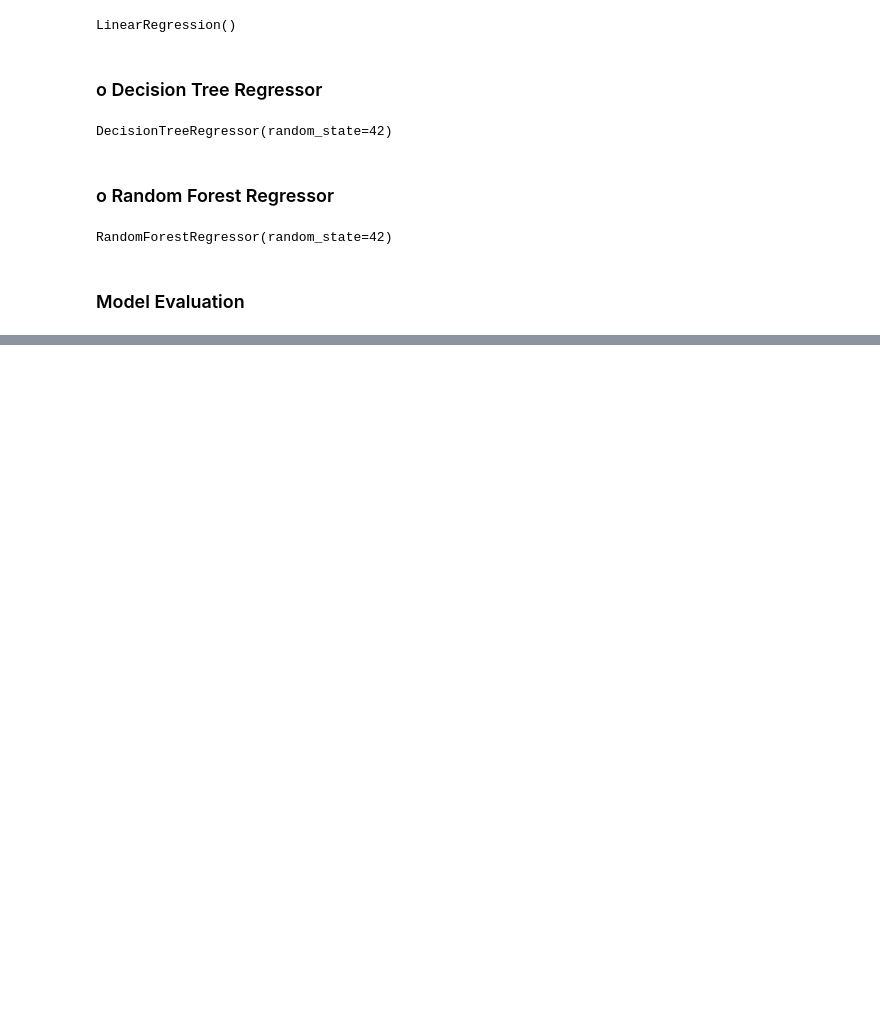
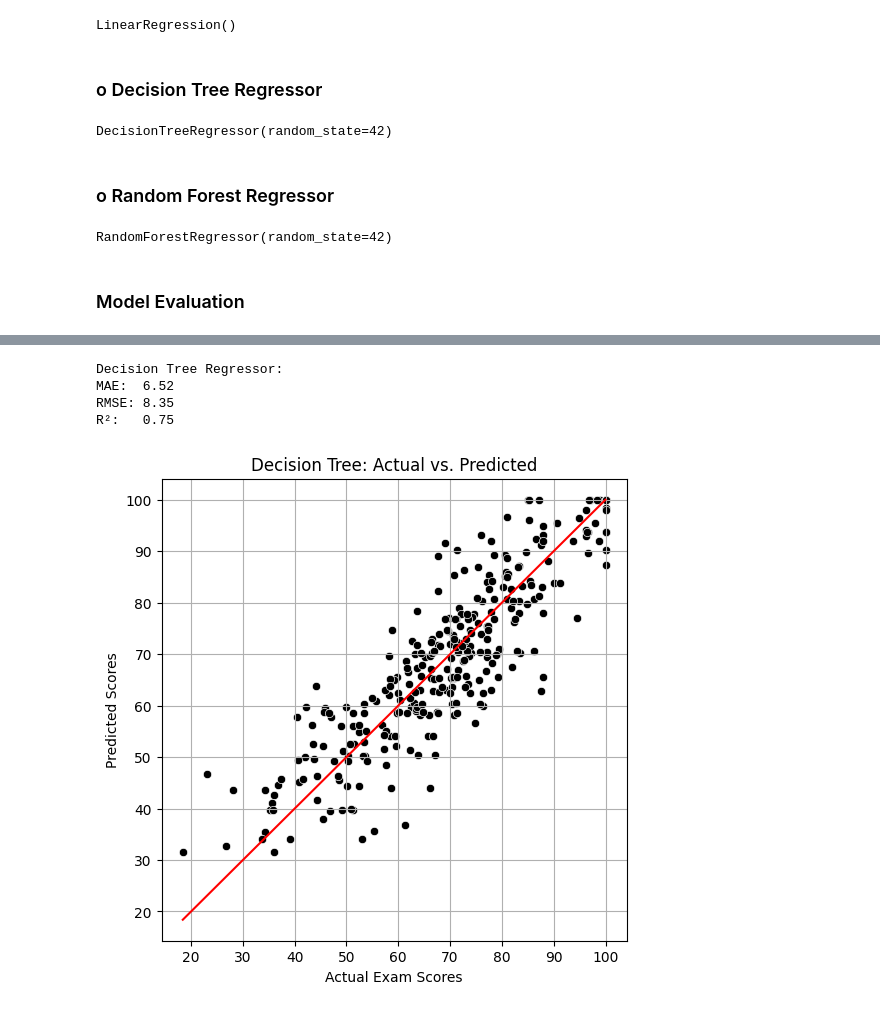
Before and after one commit to JuanTuatis/emtech-programming-assignment, a Jupyter notebook: EmTech-Capstone-Project/Capstone-Project.ipynb, the cells around one changed output, grey strips where cells are left out. Cells and saved outputs as stored; diff of their text form; code cells hidden in the pictures; blank space fills up the shorter version.

```diff
--- a/EmTech-Capstone-Project/Capstone-Project.ipynb
+++ b/EmTech-Capstone-Project/Capstone-Project.ipynb
@@ -475,0 +459,27 @@ R²:   0.84
+# %%
+# Decision Tree Regressor Model Evaluation
+y_pred_dt = dt_model.predict(X_test)
+
+mae_dt = mean_absolute_error(y_test, y_pred_dt)
+rmse_dt = np.sqrt(mean_squared_error(y_test, y_pred_dt))
+r2_dt = r2_score(y_test, y_pred_dt)
+
+print("Decision Tree Regressor:")
+print(f"MAE:  {mae_dt:.2f}")
+print(f"RMSE: {rmse_dt:.2f}")
+print(f"R²:   {r2_dt:.2f}")
+
+plt.figure(figsize=(6,6))
+sns.scatterplot(x=y_test, y=y_pred_dt, color='black')
+plt.plot([y_test.min(), y_test.max()], [y_test.min(), y_test.max()], color='red', linestyle='-')
+plt.xlabel("Actual Exam Scores")
+plt.ylabel("Predicted Scores")
+plt.title("Decision Tree: Actual vs. Predicted")
+plt.grid(True)
+plt.show()
+# %% [output]
+Decision Tree Regressor:
+MAE:  6.52
+RMSE: 8.35
+R²:   0.75
+[figure, added]
```
Also changed, not shown: parts of 18 cells of this notebook.
